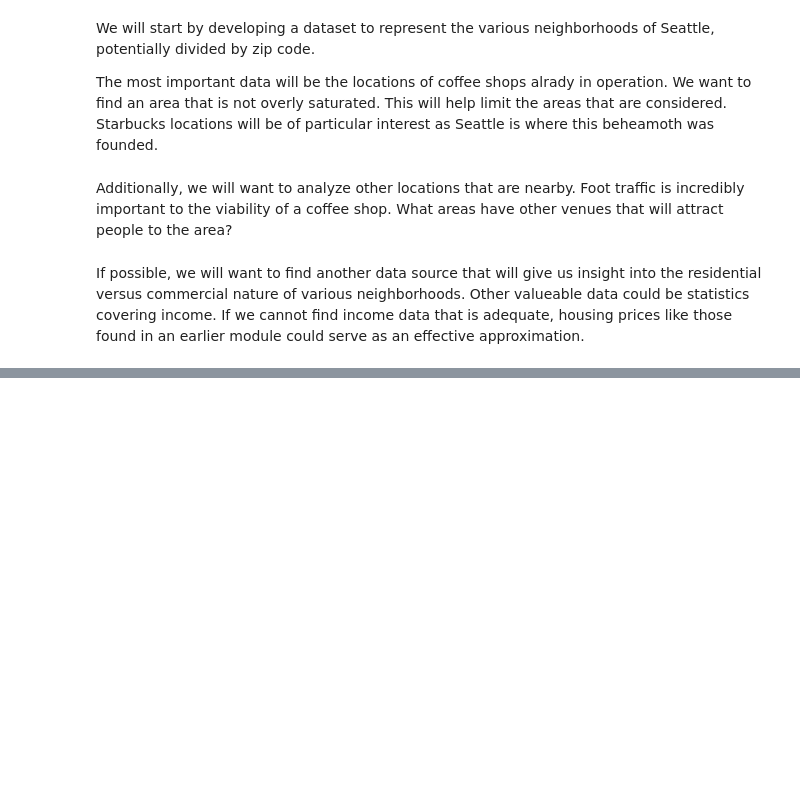
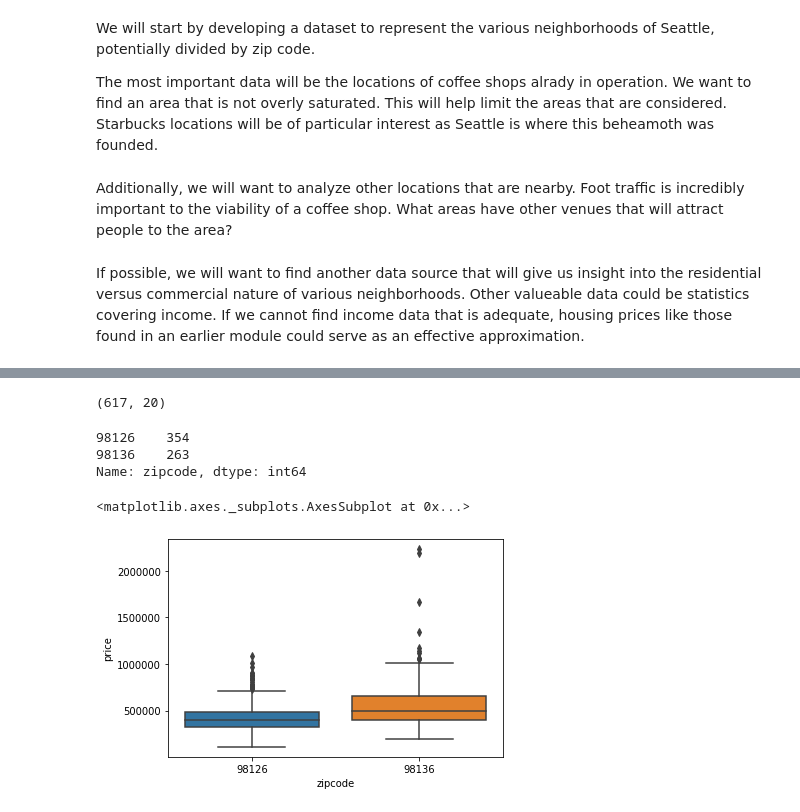
Before and after one commit to garciaalex335/CourseraCapstone, a Jupyter notebook: SeattleCoffee.ipynb, the cells around one changed output, grey strips where cells are left out. Cells and saved outputs as stored; diff of their text form; code cells hidden in the pictures; blank space fills up the shorter version.

```diff
--- a/SeattleCoffee.ipynb
+++ b/SeattleCoffee.ipynb
@@ -18,0 +1174,23 @@ If possible, we will want to find another data source that will give us insight
+# %%
+file_name='https://s3-api.us-geo.objectstorage.softlayer.net/cf-courses-data/CognitiveClass/DA0101EN/coursera/project/kc_house_data_NaN.csv'
+house=pd.read_csv(file_name)
+# %%
+house.drop("id", axis = 1, inplace = True)
+house.drop("Unnamed: 0", axis = 1, inplace = True)
+# %%
+c6 = house[(house.zipcode == 98126) | (house.zipcode == 98136) | (house.zipcode == 98190)]
+# %%
+c6.shape
+# %% [output]
+(617, 20)
+# %%
+c6.zipcode.value_counts()
+# %% [output]
+98126    354
+98136    263
+Name: zipcode, dtype: int64
+# %%
+sns.boxplot(x= "zipcode", y= "price", data = c6)
+# %% [output]
+<matplotlib.axes._subplots.AxesSubplot at 0x...>
+[figure, added]
```
Also changed, not shown: parts of 103 cells of this notebook.
